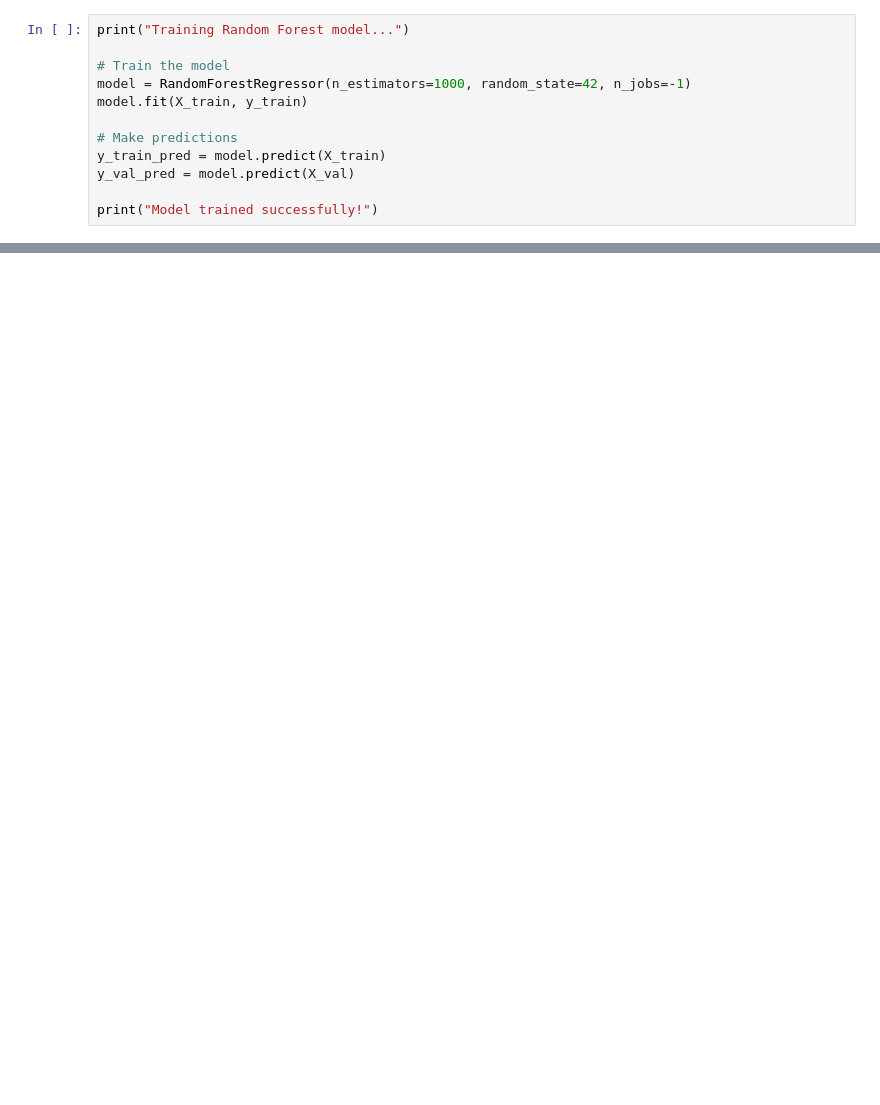
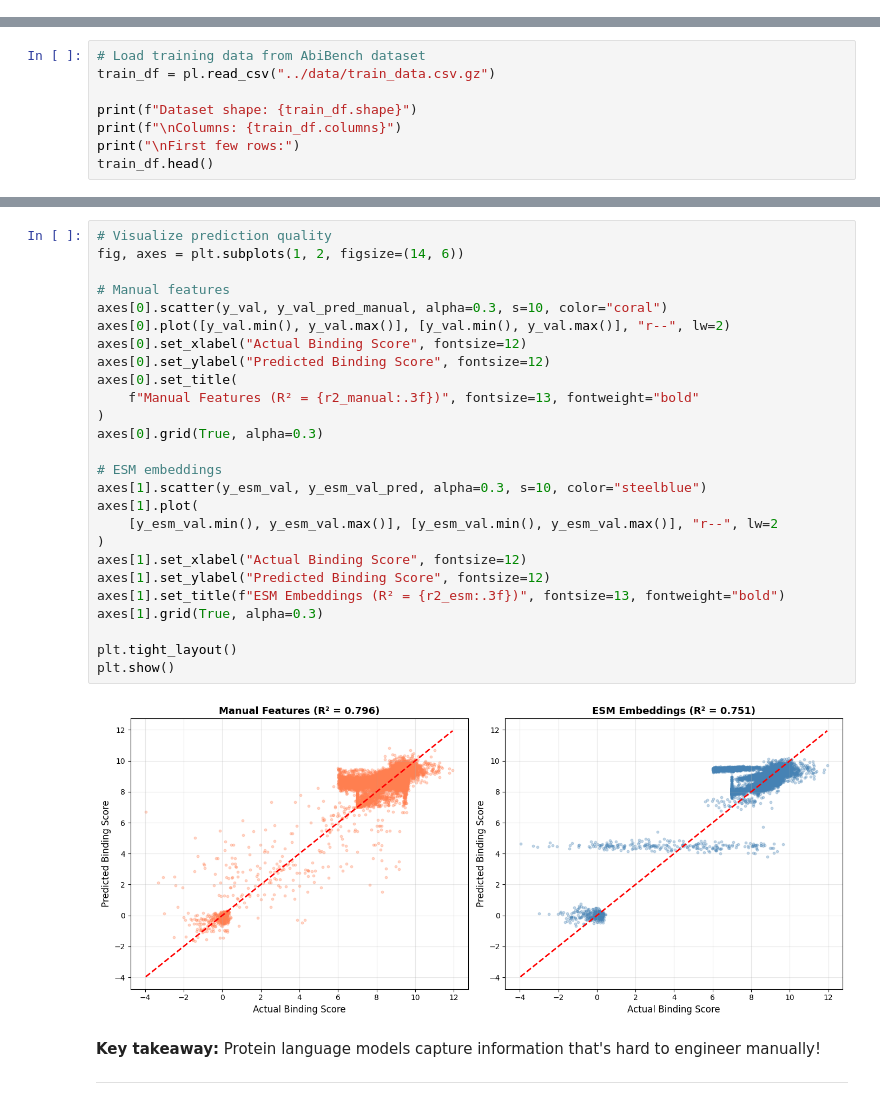
Before and after one commit to 11NOel11/bindhack, a Jupyter notebook: notebooks/00-intro.ipynb, the cells around one changed output, grey strips where cells are left out. Drawn from its saved outputs; the diff is of its cells as text; blank space fills up the shorter version.

```diff
--- a/notebooks/00-intro.ipynb
+++ b/notebooks/00-intro.ipynb
@@ -477,12 +0,0 @@ This is our baseline to beat.
-# %%
-print("Training Random Forest model...")
-
-# Train the model
-model = RandomForestRegressor(n_estimators=1000, random_state=42, n_jobs=-1)
-model.fit(X_train, y_train)
-
-# Make predictions
-y_train_pred = model.predict(X_train)
-y_val_pred = model.predict(X_val)
-
-print("Model trained successfully!")
@@ -663,0 +67,8 @@ plt.show()
+# %%
+# Load training data from AbiBench dataset
+train_df = pl.read_csv("../data/train_data.csv.gz")
+
+print(f"Dataset shape: {train_df.shape}")
+print(f"\nColumns: {train_df.columns}")
+print("\nFirst few rows:")
+train_df.head()
@@ -663,0 +592,32 @@ plt.show()
+# %%
+# Visualize prediction quality
+fig, axes = plt.subplots(1, 2, figsize=(14, 6))
+
+# Manual features
+axes[0].scatter(y_val, y_val_pred_manual, alpha=0.3, s=10, color="coral")
+axes[0].plot([y_val.min(), y_val.max()], [y_val.min(), y_val.max()], "r--", lw=2)
+axes[0].set_xlabel("Actual Binding Score", fontsize=12)
+axes[0].set_ylabel("Predicted Binding Score", fontsize=12)
+axes[0].set_title(
+    f"Manual Features (R² = {r2_manual:.3f})", fontsize=13, fontweight="bold"
+)
+axes[0].grid(True, alpha=0.3)
+
+# ESM embeddings
+axes[1].scatter(y_esm_val, y_esm_val_pred, alpha=0.3, s=10, color="steelblue")
+axes[1].plot(
+    [y_esm_val.min(), y_esm_val.max()], [y_esm_val.min(), y_esm_val.max()], "r--", lw=2
+)
+axes[1].set_xlabel("Actual Binding Score", fontsize=12)
+axes[1].set_ylabel("Predicted Binding Score", fontsize=12)
+axes[1].set_title(f"ESM Embeddings (R² = {r2_esm:.3f})", fontsize=13, fontweight="bold")
+axes[1].grid(True, alpha=0.3)
+
+plt.tight_layout()
+plt.show()
+# %% [output]
+[figure, added]
+# %% [markdown]
+**Key takeaway:** Protein language models capture information that's hard to engineer manually!
+
+---
```
Also changed, not shown: parts of 67 cells of this notebook, 6 other files.
